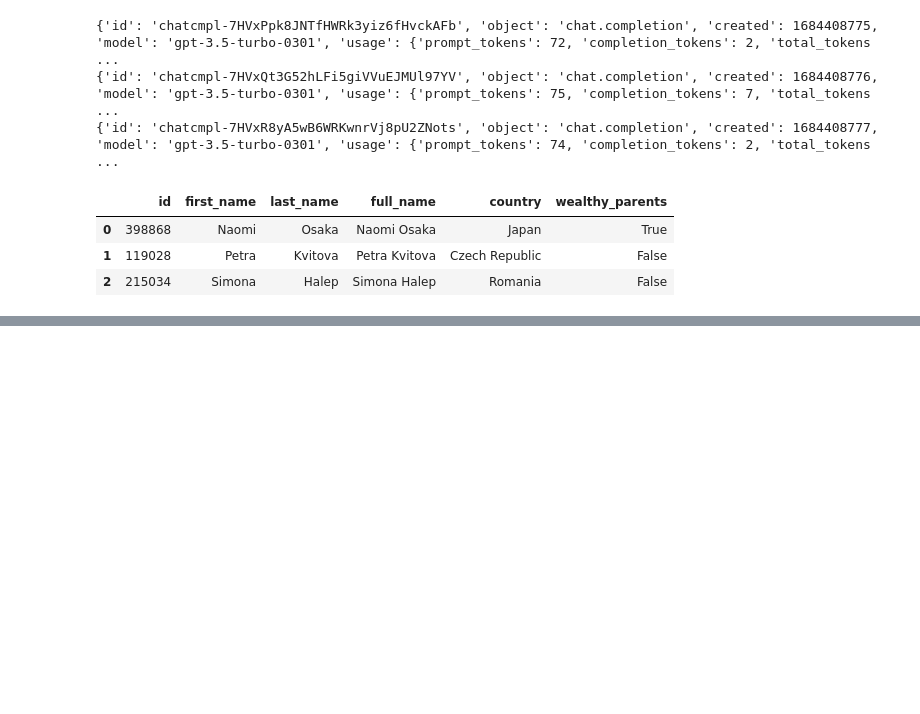
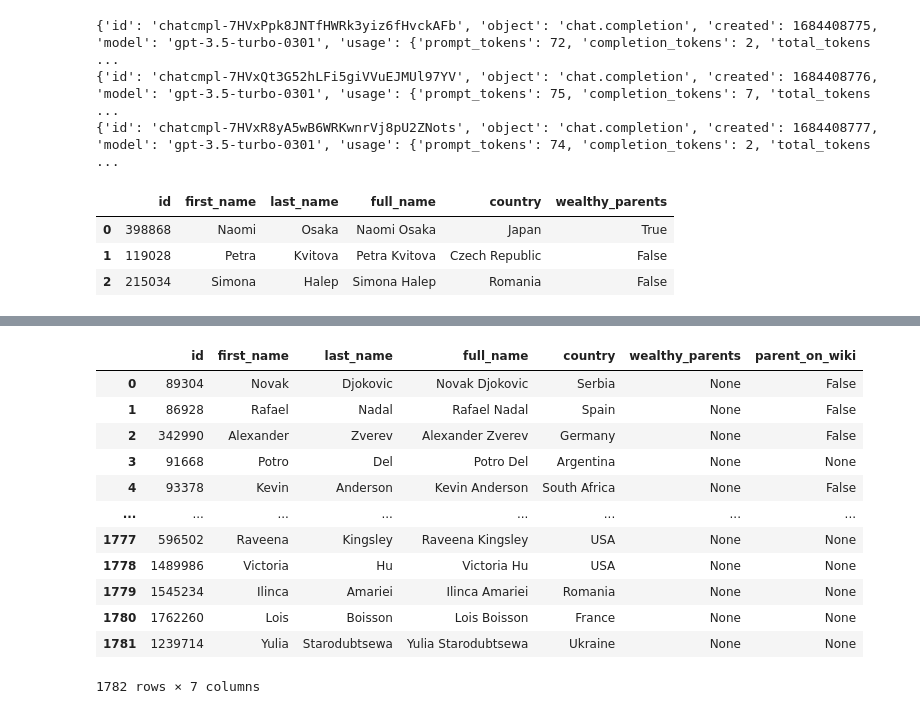
Before and after one commit to mmmcustard/analytics158739, a Jupyter notebook: 158739Assignment4.ipynb, the cells around one changed output, grey strips where cells are left out. Saved outputs shown, nothing was run; the diff lists cells and outputs as text; code cells hidden in the pictures; blank space fills up the shorter version.

```diff
--- a/158739Assignment4.ipynb
+++ b/158739Assignment4.ipynb
@@ -408,0 +475,21 @@ test
+# %%
+# scrape wiki for parents hyperlinks
+#this takes a longtime.
+
+def check_wikipedia_url(url):
+    response = requests.head(url)
+    if response.status_code == 200:
+        return True
+    else:
+        return False
+
+for index, row in players_df.iterrows():
+    player_name = row['first_name'] + "_" + row['last_name']
+    wiki_url = "https://en.wikipedia.org/wiki/" + player_name
+
+    if check_wikipedia_url(wiki_url):
+        print(wiki_url)
+        wiki_parents = parents_have_wiki(wiki_url)
+        print(wiki_url)
+        print(wiki_parents)
+        players_df.at[index, 'parent_on_wiki'] = wiki_parents
@@ -408,0 +515,16 @@ test
+# %%
+players_df
+# %% [output]
+|  | id | first_name | last_name | full_name | country | wealthy_parents | parent_on_wiki |
+| 0 | 89304 | Novak | Djokovic | Novak Djokovic | Serbia | None | False |
+| 1 | 86928 | Rafael | Nadal | Rafael Nadal | Spain | None | False |
+| 2 | 342990 | Alexander | Zverev | Alexander Zverev | Germany | None | False |
+| 3 | 91668 | Potro | Del | Potro Del | Argentina | None | None |
+| 4 | 93378 | Kevin | Anderson | Kevin Anderson | South Africa | None | False |
+| ... | ... | ... | ... | ... | ... | ... | ... |
+| 1777 | 596502 | Raveena | Kingsley | Raveena Kingsley | USA | None | None |
+| 1778 | 1489986 | Victoria | Hu | Victoria Hu | USA | None | None |
+| 1779 | 1545234 | Ilinca | Amariei | Ilinca Amariei | Romania | None | None |
+| 1780 | 1762260 | Lois | Boisson | Lois Boisson | France | None | None |
+| 1781 | 1239714 | Yulia | Starodubtsewa | Yulia Starodubtsewa | Ukraine | None | None |
+1782 rows × 7 columns
```
Also changed, not shown: parts of 12 cells of this notebook.
